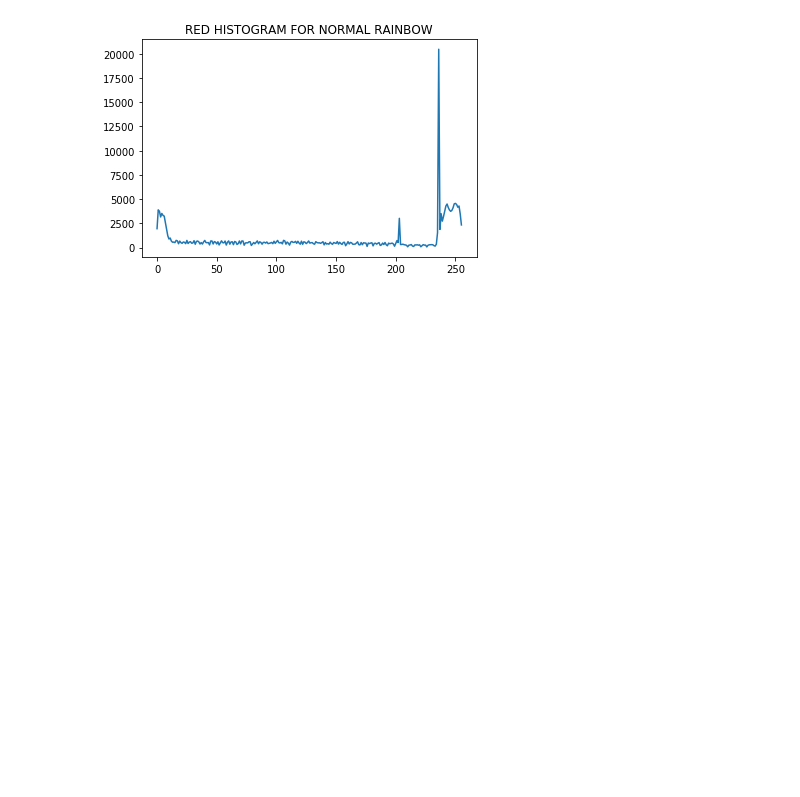
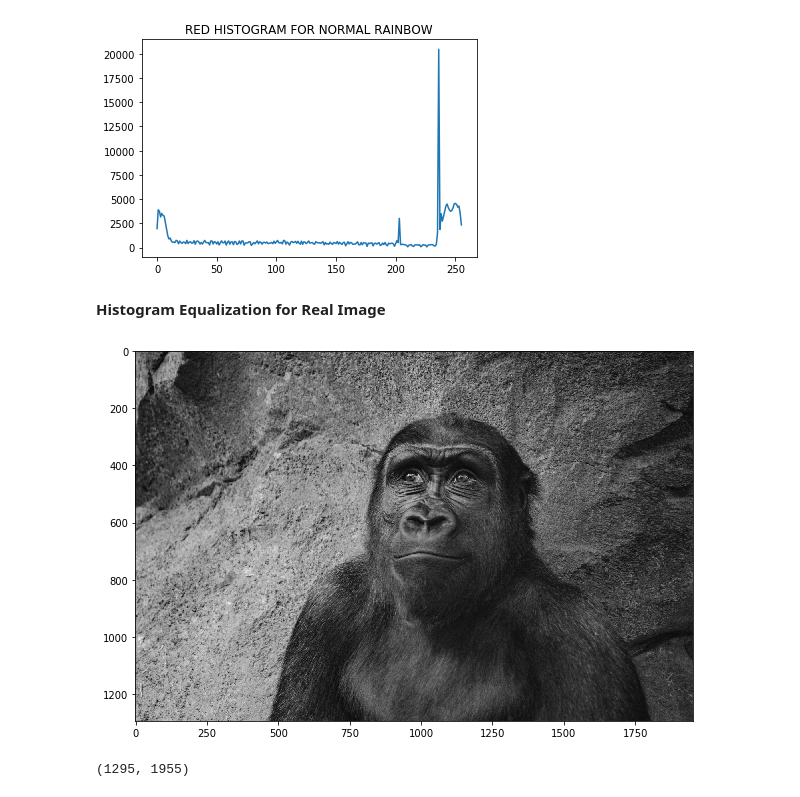
Before and after one commit to neemiasbsilva/dl-and-computer-vision, a Jupyter notebook: image-processing/histograms-means-image.ipynb, the cells around one changed output. Cells and saved outputs as stored; diff of their text form; code cells hidden in the pictures; blank space fills up the shorter version.

Commit message:
Applied Histogram Equalization for Real Images RRGB

```diff
--- a/image-processing/histograms-means-image.ipynb
+++ b/image-processing/histograms-means-image.ipynb
@@ -157,3 +157,21 @@ plt.title('RED HISTOGRAM FOR NORMAL RAINBOW')
 # %% [output]
 Text(0.5, 1.0, 'RED HISTOGRAM FOR NORMAL RAINBOW')
 [figure]
+# %% [markdown]
+**Histogram Equalization for Real Image**
+# %%
+# gray scale
+gorilla = cv2.imread('/Users/neemiasbsilva/Downloads/Computer-Vision-with-Python/DATA/gorilla.jpg', 0)
+# %%
+def display(img, cmap=None):
+    fig = plt.figure(figsize=(10, 10))
+    ax = fig.add_subplot(111)
+    ax.imshow(img,cmap)
+# %%
+display(gorilla, cmap='gray')
+# %% [output]
+[figure, added]
+# %%
+gorilla.shape
+# %% [output]
+(1295, 1955)
```
Also changed, not shown: parts of 19 cells of this notebook.
